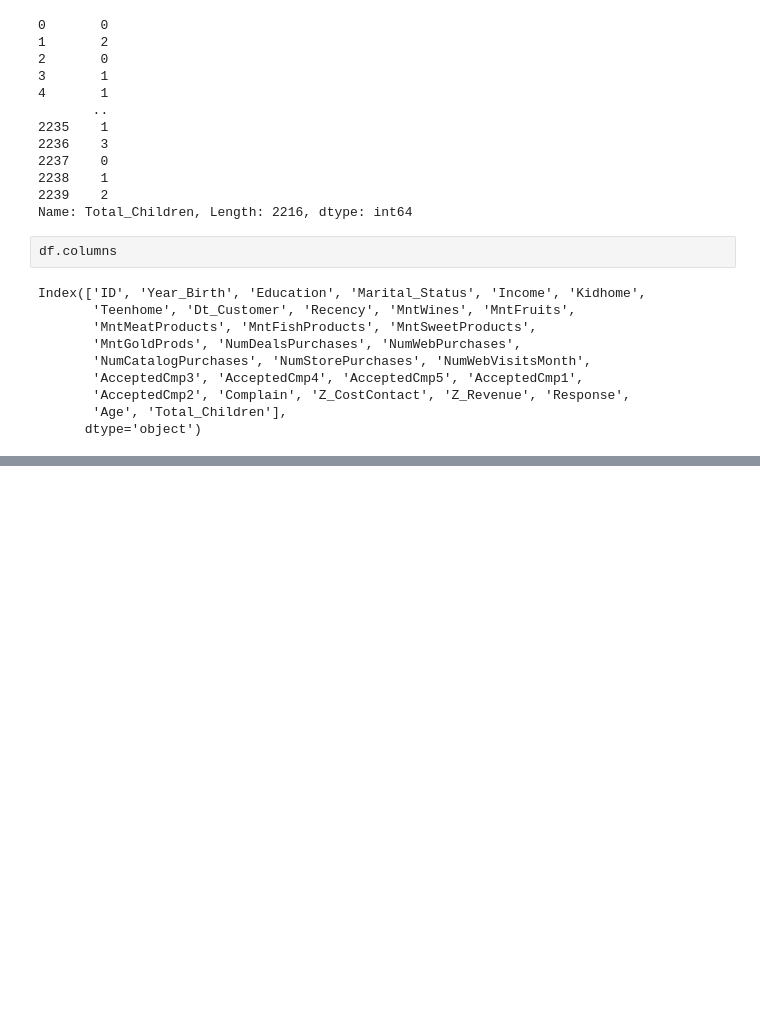
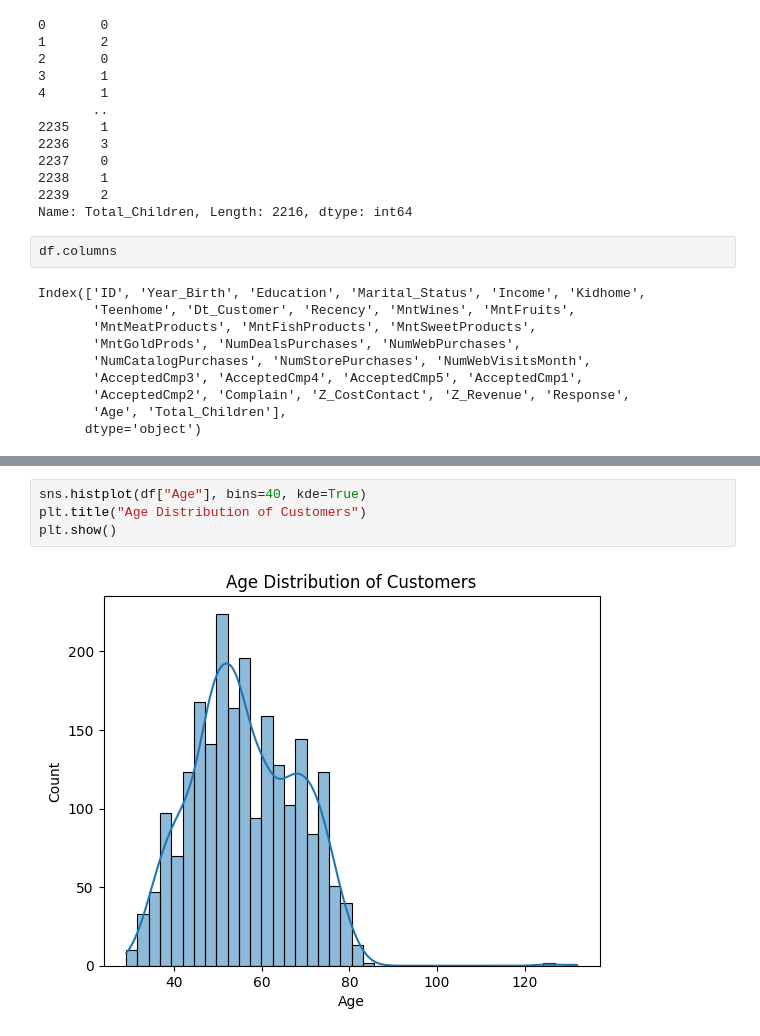
Before and after one commit to HNDeshanSamarathunga/cutomer_segment_ML, a Jupyter notebook: Analysis_Mode.ipynb, the cells around one changed output, grey strips where cells are left out. Saved outputs shown, nothing was run; the diff lists cells and outputs as text; blank space fills up the shorter version.

```diff
--- a/Analysis_Mode.ipynb
+++ b/Analysis_Mode.ipynb
@@ -188,0 +229,6 @@ spending_columns = [
+# %%
+sns.histplot(df["Age"], bins=40, kde=True)
+plt.title("Age Distribution of Customers")
+plt.show()
+# %% [output]
+[figure, added]
```
Also changed, not shown: parts of 9 cells of this notebook.
